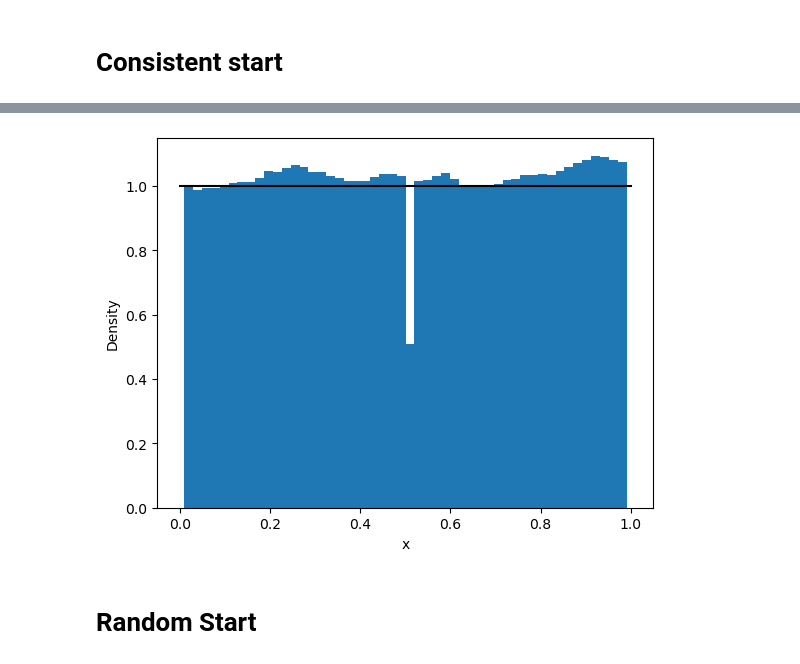
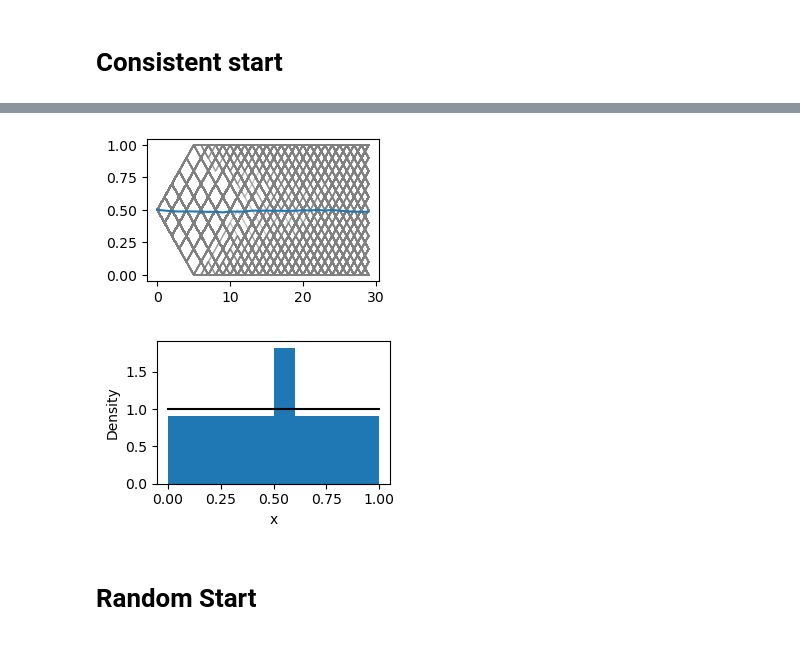
Before and after one commit to leoole100/fp2, a Jupyter notebook: 04 montecarlo/scripts/02 potential well.ipynb, the cells around one changed output, grey strips where cells are left out. Drawn from its saved outputs; the diff is of its cells as text; code cells hidden in the pictures.

Commit message:
first figures

```diff
--- a/04 montecarlo/scripts/02 potential well.ipynb
+++ b/04 montecarlo/scripts/02 potential well.ipynb
@@ -1,6 +1,9 @@
 # %%
 import numpy as np
 import matplotlib.pyplot as plt
+pt = 4/3
+halfsize = (3, 3/1.618)
+fullsize = (5, 5/1.618)
 # %%
 def potf(x):
     return 0*x
@@ -17,7 +20,7 @@ def potpot(x):
 def potq(x):
     return 10*x**2/2
 
-def step(x,pot,dx=0.01):
+def step(x,pot,dx=0.1):
     dx = np.random.choice([-1,1],len(x))*dx
     return x + (np.random.random(len(x))<np.exp(-pot(x+dx)+pot(x)))*dx
 # %%
@@ -37,6 +40,7 @@ def plot_sim(x):
 # %% [markdown]
 # Consistent start
 # %%
-x = do_sim(500000,10,potpot, xinit=0.25)
+%%time
+x = do_sim(5000,1000,potpot, xinit=0.5)
 plot_sim(x).show()
 # %% [output]
@@ -44,13 +50,24 @@ plot_sim(x).show()
+# %%
+plt.figure(figsize=halfsize)
+end = 30
+for t in x.T:
+	plt.plot(t[0:end], color="gray", lw=1, alpha=0.5)
+plt.plot(np.average(x[0:end], axis=1))
+plt.savefig("../figures/02 time evolution.pdf")
+plt.show()
+# %% [output]
+[figure, added]
 # %%
-hist, bins = np.histogram(x.ravel(), bins=50, density=True)
+plt.figure(figsize=halfsize)
+hist, bins = np.histogram(x.ravel(), bins=np.arange(0, 1+0.1, 0.100), density=True)
 plt.bar(bins[:-1], hist, align="edge", width=1/len(hist))
 plt.plot([0,1], [1,1], color="black")
 plt.xlabel("x")
 plt.ylabel("Density")
 # plt.savefig("../figures/02 potential well.pdf")
 plt.show()
 # %% [output]
-[figure, old version]
+[figure, new version]
 # %% [markdown]
 # Random Start
 # %%
```
Also changed, not shown: parts of 1 cell of this notebook, 9 other files.
